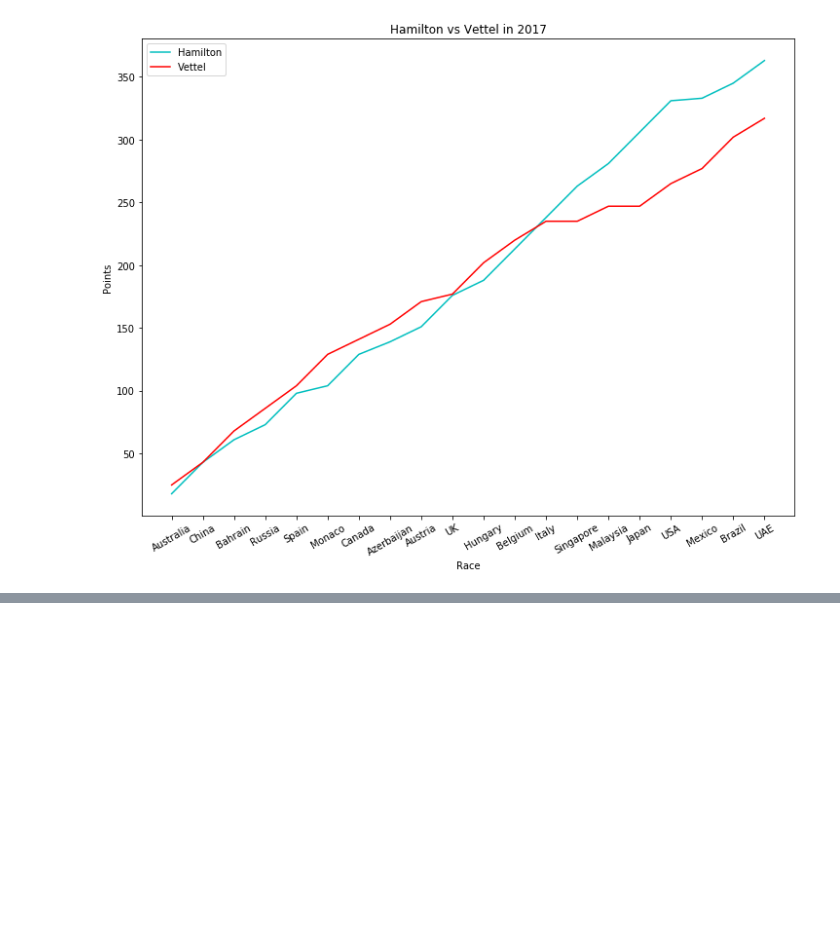
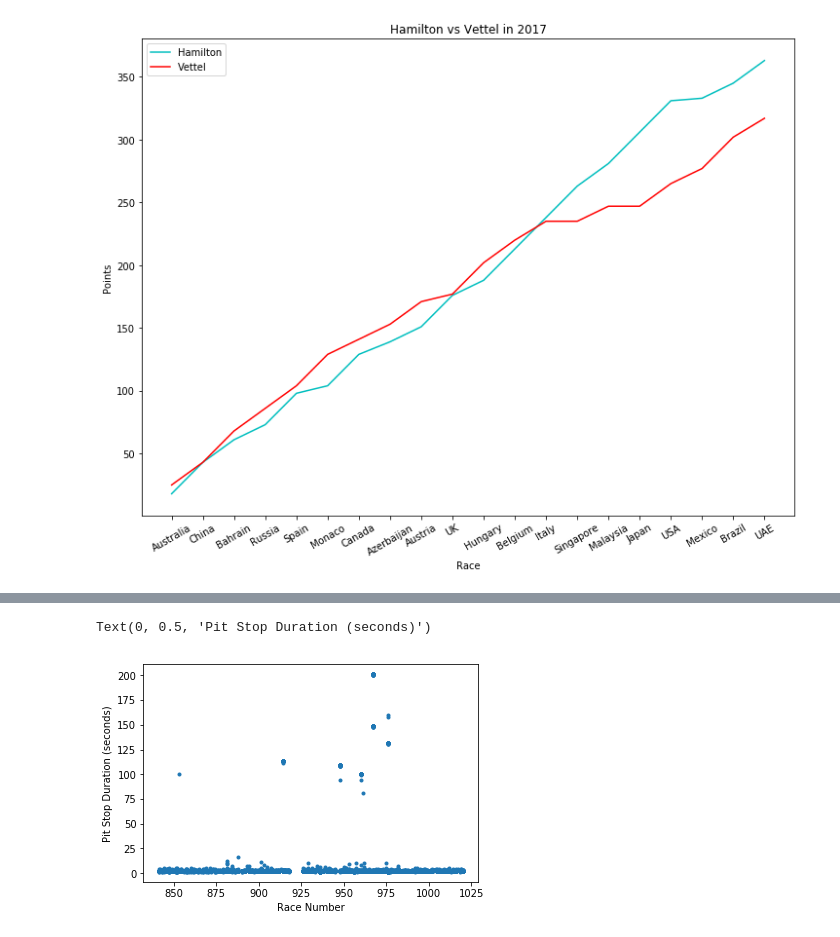
Before and after one commit to jla524/f1-analysis, a Jupyter notebook: formula-1-data-analysis.ipynb, the cells around one changed output, grey strips where cells are left out. Cells and saved outputs as stored; diff of their text form; code cells hidden in the pictures; blank space fills up the shorter version.

Commit message:
Add analysis of pit stop durations

```diff
--- a/formula-1-data-analysis.ipynb
+++ b/formula-1-data-analysis.ipynb
@@ -561,0 +554,12 @@ plt.legend(['Hamilton', 'Vettel'])
+# %%
+# Difficult problem to solve since some data cleaning is required
+# First problem: raceId is between 841 and 1020, but the 1000th
+# race actually took place in 2019. Also, the duration of a pit
+# stop should be around 2 seconds rather than 20. So it makes
+# sense to divide the duration by 10.
+
+pit = load_file('pit_stops')
+
+pit['duration'] = pit['milliseconds'] / 1000
+
+pit.describe()
@@ -561,0 +576,12 @@ plt.legend(['Hamilton', 'Vettel'])
+# %%
+# Notice the outliers here, a pit stop should not take more
+# than a minute. So it makes sense to remove them.
+
+pit['duration'] /= 10
+
+plt.plot(pit['raceId'], pit['duration'], '.')
+plt.xlabel('Race Number')
+plt.ylabel('Pit Stop Duration (seconds)')
+# %% [output]
+Text(0, 0.5, 'Pit Stop Duration (seconds)')
+[figure, added]
```
Also changed, not shown: parts of 6 cells of this notebook.
